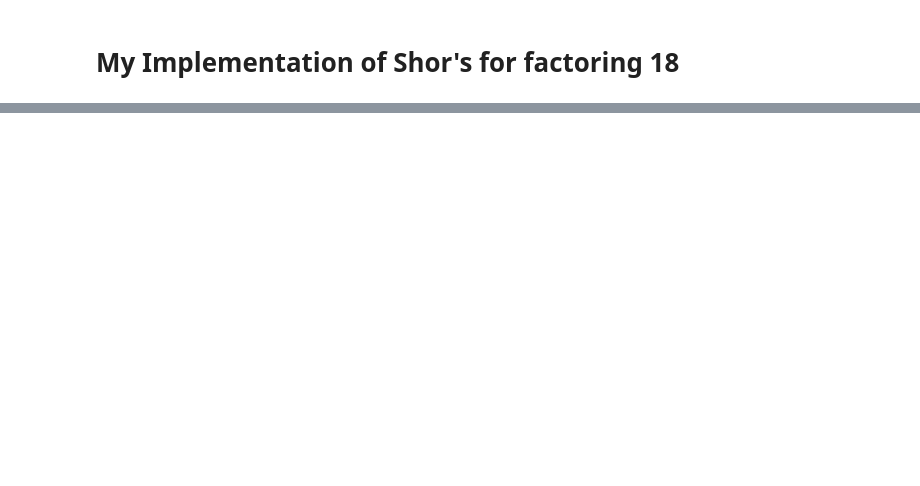
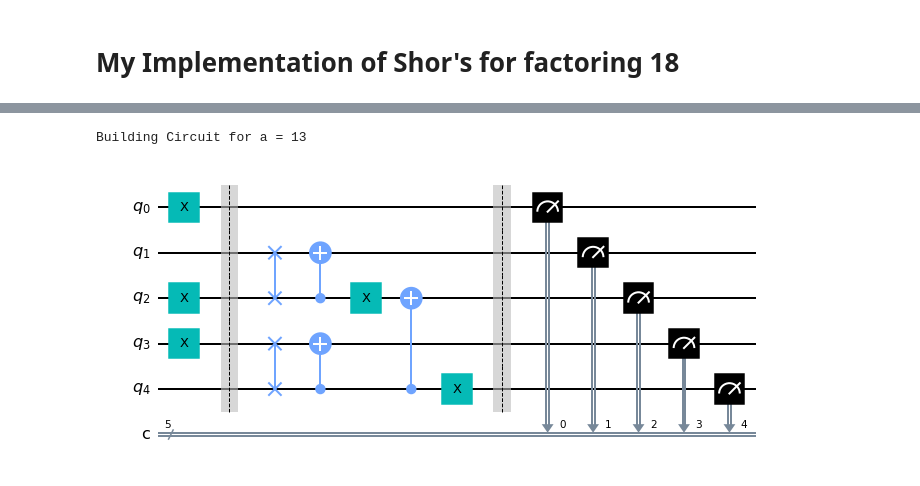
Before and after one commit to cwjsdsu/Qractice, a Jupyter notebook: Cole/Shors-Cole.ipynb, the cells around one changed output, grey strips where cells are left out. Saved outputs shown, nothing was run; the diff lists cells and outputs as text; code cells hidden in the pictures; blank space fills up the shorter version.

```diff
--- a/Cole/Shors-Cole.ipynb
+++ b/Cole/Shors-Cole.ipynb
@@ -231,0 +461,6 @@ Guessed Factors: 3 and 5
+# %%
+circ = mult5Mod18(False, True, True, False, True)
+circ.draw('mpl')
+# %% [output]
+Building Circuit for a = 13
+[figure, added]
```
Also changed, not shown: parts of 18 cells of this notebook.
